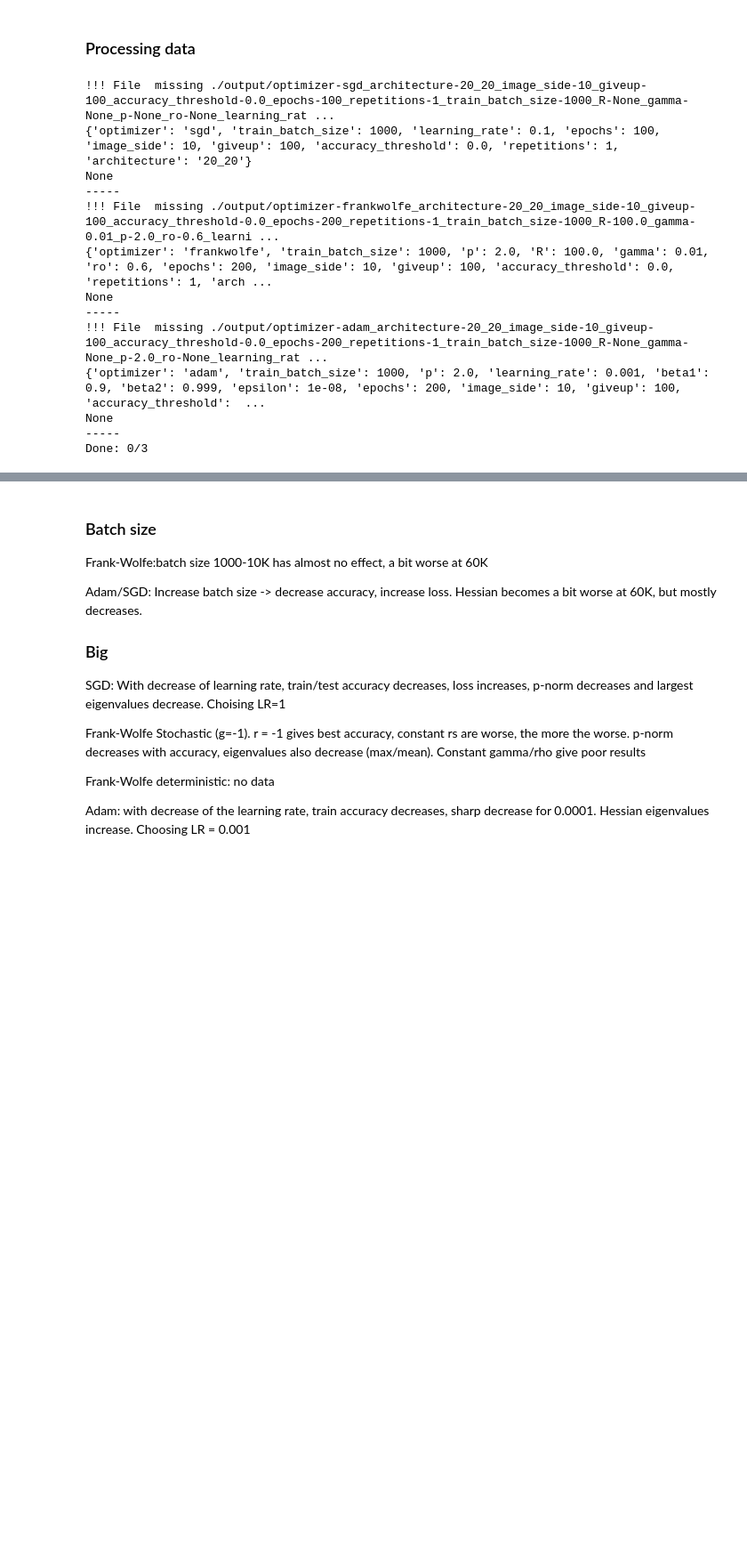
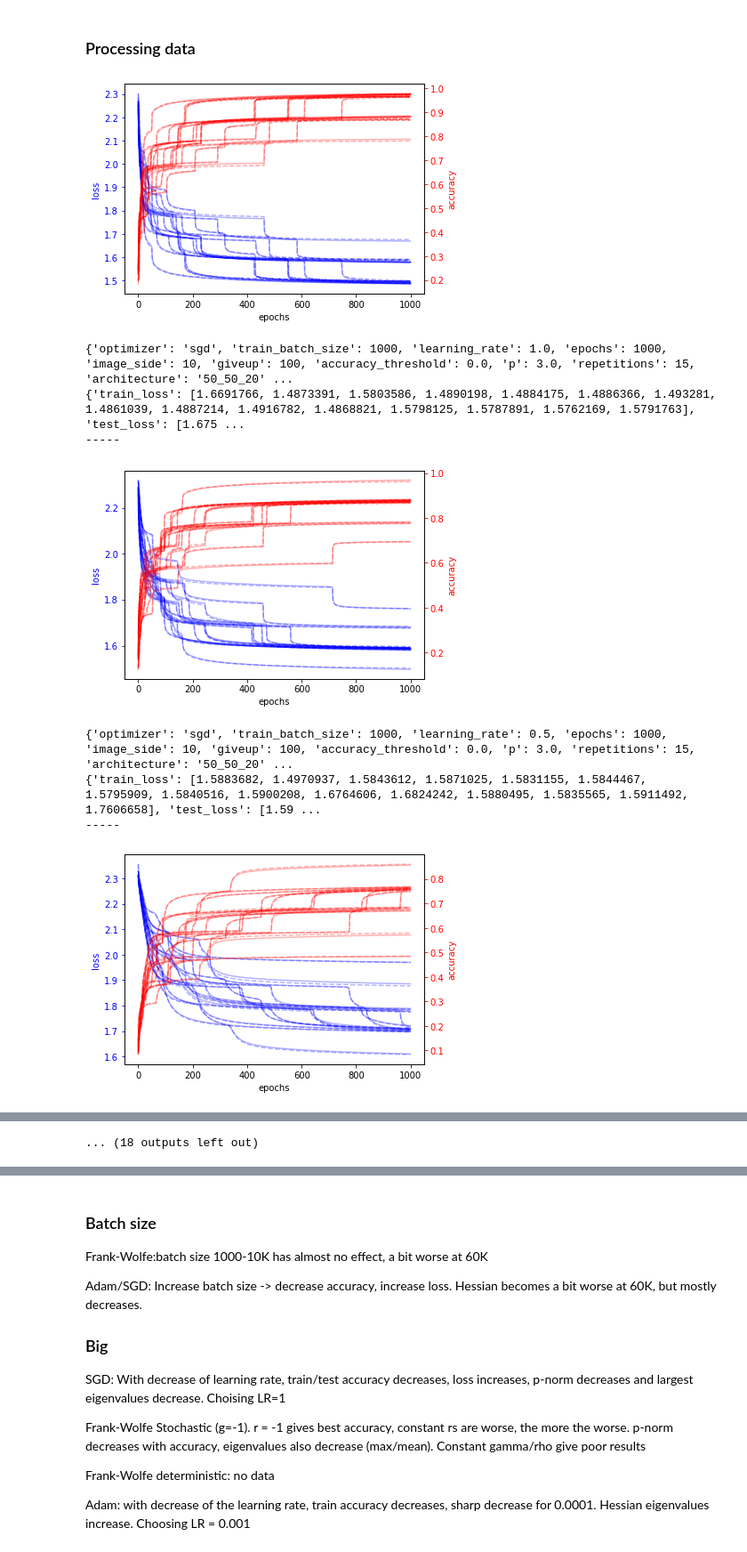
Before and after one commit to sergia-ch/OptMLProject, a Jupyter notebook: create_analyze_runs.ipynb, the cells around one changed output, grey strips where cells are left out. Shown at 89% size. Cells and saved outputs as stored; diff of their text form; code cells hidden in the pictures; blank space fills up the shorter version.

```diff
--- a/create_analyze_runs.ipynb
+++ b/create_analyze_runs.ipynb
@@ -130,27 +130,26 @@ Total time (approx):  0.0625
 # %%
 # parameter id -> processed file
 params_to_processed = []
+missing = []
 done = 0
 for param in parameters:
     fs = process_file(get_file(**param), 'loss_decay_' + setting_name + '_' + shorten_dict(param, filename = True), True)
     print(param)
     print(fs)
     print("-----")
     if fs is not None:
         done += 1
+    else:
+        missing.append(param)
     params_to_processed.append(fs)
 print('Done: %d/%d' % (done, len(parameters)))
 # %% [output]
+[figure, added]
-!!! File  missing ./output/optimizer-sgd_architecture-20_20_image_side-10_giveup-100_accuracy_threshold-0.0_epochs-100_repetitions-1_train_batch_size-1000_R-None_gamma-None_p-None_ro-None_learning_rat ...
-{'optimizer': 'sgd', 'train_batch_size': 1000, 'learning_rate': 0.1, 'epochs': 100, 'image_side': 10, 'giveup': 100, 'accuracy_threshold': 0.0, 'repetitions': 1, 'architecture': '20_20'}
-None
+{'optimizer': 'sgd', 'train_batch_size': 1000, 'learning_rate': 1.0, 'epochs': 1000, 'image_side': 10, 'giveup': 100, 'accuracy_threshold': 0.0, 'p': 3.0, 'repetitions': 15, 'architecture': '50_50_20' ...
+{'train_loss': [1.6691766, 1.4873391, 1.5803586, 1.4890198, 1.4884175, 1.4886366, 1.493281, 1.4861039, 1.4887214, 1.4916782, 1.4868821, 1.5798125, 1.5787891, 1.5762169, 1.5791763], 'test_loss': [1.675 ...
 -----
-!!! File  missing ./output/optimizer-frankwolfe_architecture-20_20_image_side-10_giveup-100_accuracy_threshold-0.0_epochs-200_repetitions-1_train_batch_size-1000_R-100.0_gamma-0.01_p-2.0_ro-0.6_learni ...
-{'optimizer': 'frankwolfe', 'train_batch_size': 1000, 'p': 2.0, 'R': 100.0, 'gamma': 0.01, 'ro': 0.6, 'epochs': 200, 'image_side': 10, 'giveup': 100, 'accuracy_threshold': 0.0, 'repetitions': 1, 'arch ...
-None
------
-!!! File  missing ./output/optimizer-adam_architecture-20_20_image_side-10_giveup-100_accuracy_threshold-0.0_epochs-200_repetitions-1_train_batch_size-1000_R-None_gamma-None_p-2.0_ro-None_learning_rat ...
-{'optimizer': 'adam', 'train_batch_size': 1000, 'p': 2.0, 'learning_rate': 0.001, 'beta1': 0.9, 'beta2': 0.999, 'epsilon': 1e-08, 'epochs': 200, 'image_side': 10, 'giveup': 100, 'accuracy_threshold':  ...
-None
------
-Done: 0/3
+[figure, added]
+{'optimizer': 'sgd', 'train_batch_size': 1000, 'learning_rate': 0.5, 'epochs': 1000, 'image_side': 10, 'giveup': 100, 'accuracy_threshold': 0.0, 'p': 3.0, 'repetitions': 15, 'architecture': '50_50_20' ...
+{'train_loss': [1.5883682, 1.4970937, 1.5843612, 1.5871025, 1.5831155, 1.5844467, 1.5795909, 1.5840516, 1.5900208, 1.6764606, 1.6824242, 1.5880495, 1.5835565, 1.5911492, 1.7606658], 'test_loss': [1.59 ...
+-----
+[figure, added]
@@ -156,0 +171 @@ Done: 0/3
+... (18 outputs left out)
```
Also changed, not shown: parts of 11 cells of this notebook, 9 other files.
